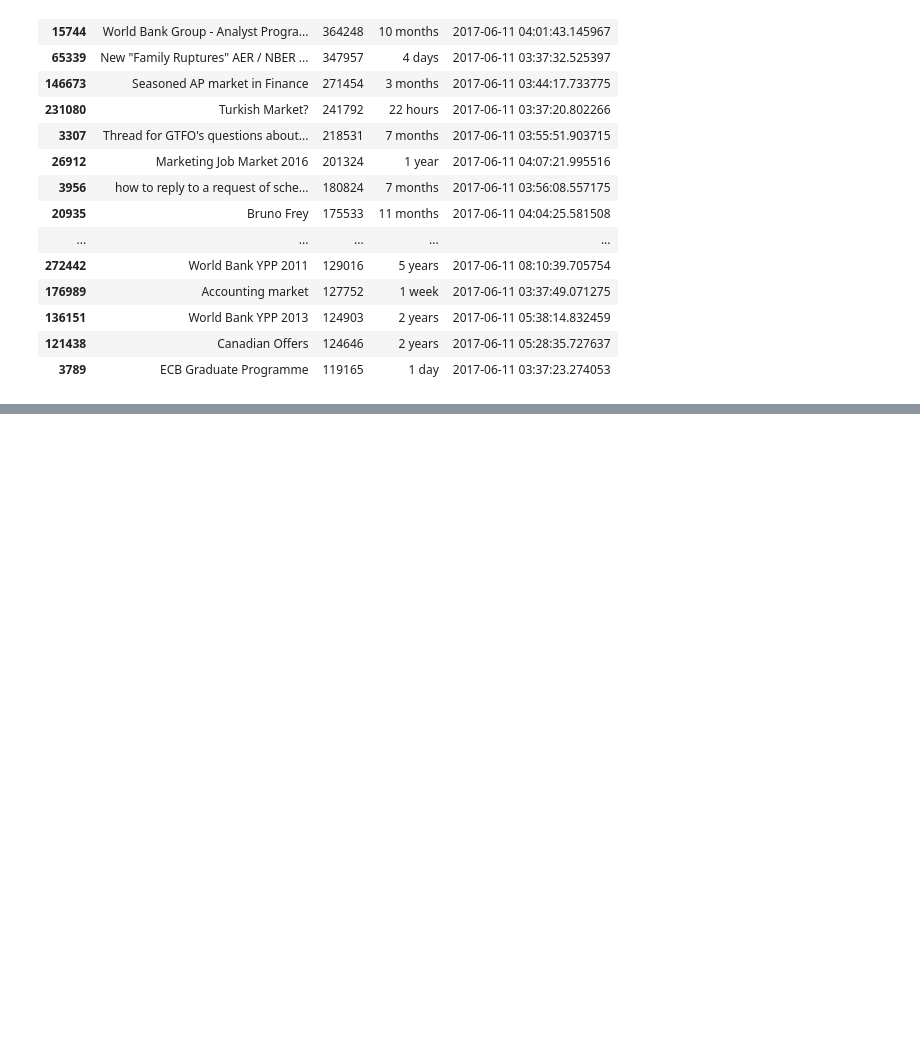
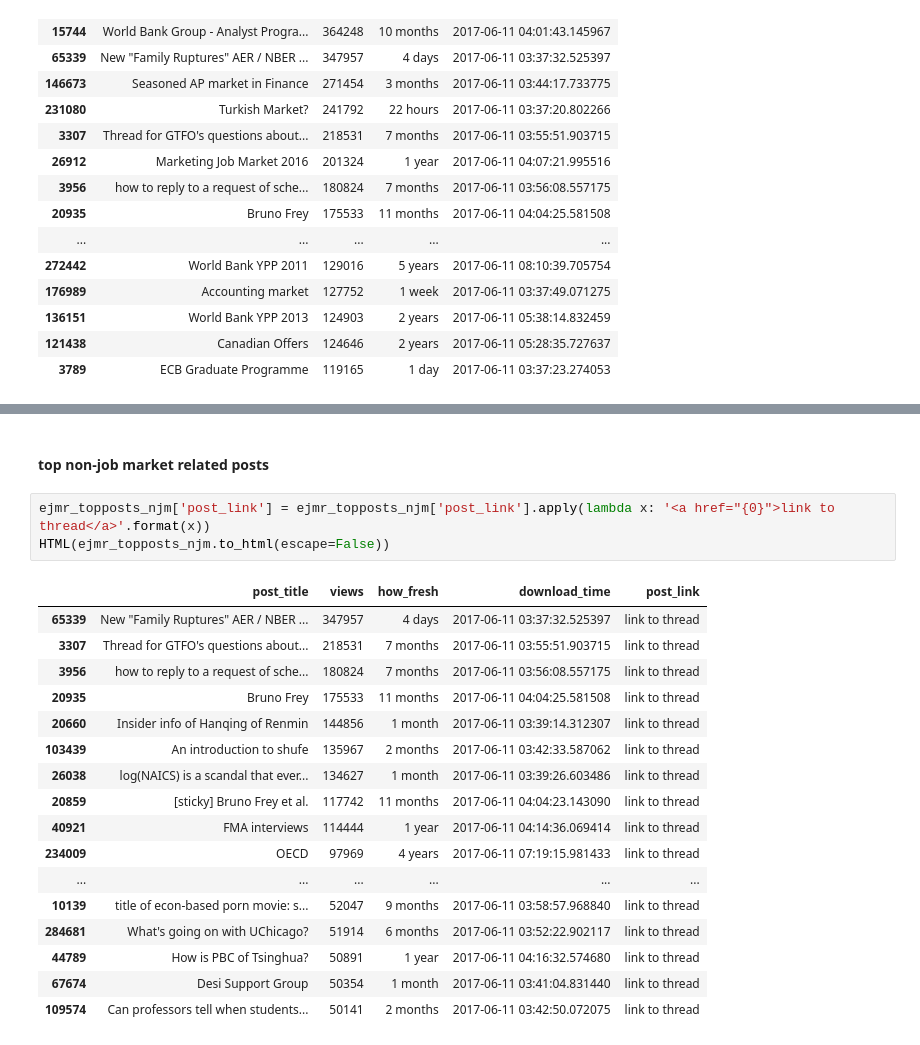
Before and after one commit to palpen/ejmr_analysis, a Jupyter notebook: ejmr_analysis.ipynb, the cells around one changed output, grey strips where cells are left out. Drawn from its saved outputs; the diff is of its cells as text; blank space fills up the shorter version.

```diff
--- a/ejmr_analysis.ipynb
+++ b/ejmr_analysis.ipynb
@@ -162,0 +153,23 @@ list(ejmr_df.columns.values)
+# %% [markdown]
+#### top non-job market related posts
+# %%
+ejmr_topposts_njm['post_link'] = ejmr_topposts_njm['post_link'].apply(lambda x: '<a href="{0}">link to thread</a>'.format(x))
+HTML(ejmr_topposts_njm.to_html(escape=False))
+# %% [output]
+|  | post_title | views | how_fresh | download_time | post_link |
+| 65339 | New "Family Ruptures" AER / NBER ... | 347957 | 4 days | 2017-06-11 03:37:32.525397 | link to thread |
+| 3307 | Thread for GTFO's questions about... | 218531 | 7 months | 2017-06-11 03:55:51.903715 | link to thread |
+| 3956 | how to reply to a request of sche... | 180824 | 7 months | 2017-06-11 03:56:08.557175 | link to thread |
+| 20935 | Bruno Frey | 175533 | 11 months | 2017-06-11 04:04:25.581508 | link to thread |
+| 20660 | Insider info of Hanqing of Renmin | 144856 | 1 month | 2017-06-11 03:39:14.312307 | link to thread |
+| 103439 | An introduction to shufe | 135967 | 2 months | 2017-06-11 03:42:33.587062 | link to thread |
+| 26038 | log(NAICS) is a scandal that ever... | 134627 | 1 month | 2017-06-11 03:39:26.603486 | link to thread |
+| 20859 | [sticky] Bruno Frey et al. | 117742 | 11 months | 2017-06-11 04:04:23.143090 | link to thread |
+| 40921 | FMA interviews | 114444 | 1 year | 2017-06-11 04:14:36.069414 | link to thread |
+| 234009 | OECD | 97969 | 4 years | 2017-06-11 07:19:15.981433 | link to thread |
+| ... | ... | ... | ... | ... | ... |
+| 10139 | title of econ-based porn movie: s... | 52047 | 9 months | 2017-06-11 03:58:57.968840 | link to thread |
+| 284681 | What's going on with UChicago? | 51914 | 6 months | 2017-06-11 03:52:22.902117 | link to thread |
+| 44789 | How is PBC of Tsinghua? | 50891 | 1 year | 2017-06-11 04:16:32.574680 | link to thread |
+| 67674 | Desi Support Group | 50354 | 1 month | 2017-06-11 03:41:04.831440 | link to thread |
+| 109574 | Can professors tell when students... | 50141 | 2 months | 2017-06-11 03:42:50.072075 | link to thread |
```
Also changed, not shown: parts of 12 cells of this notebook.
